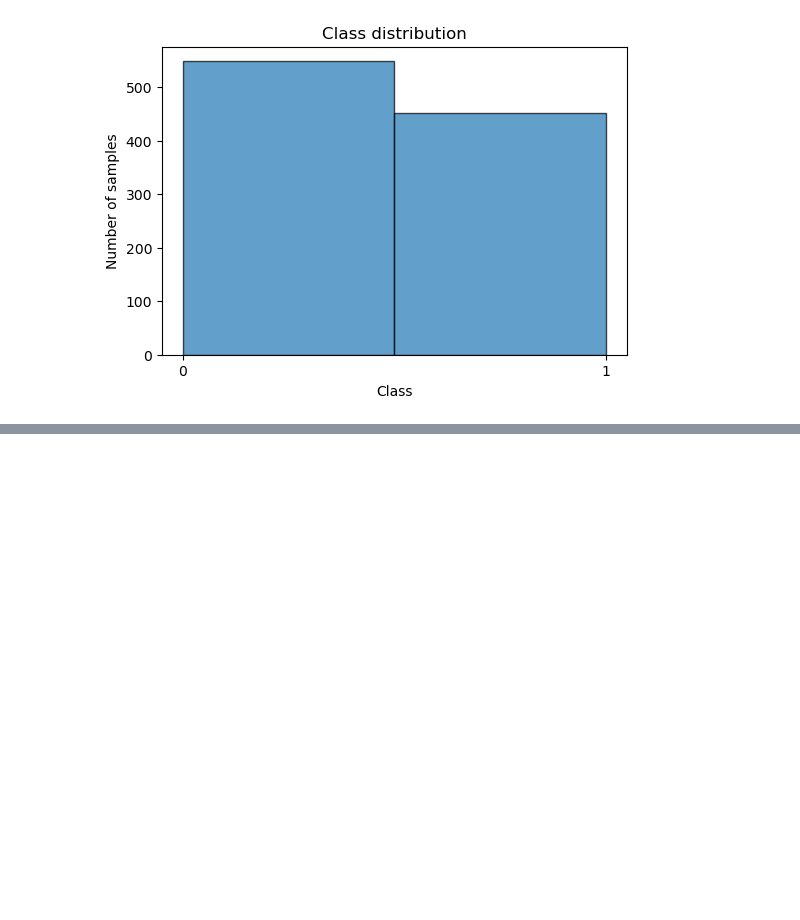
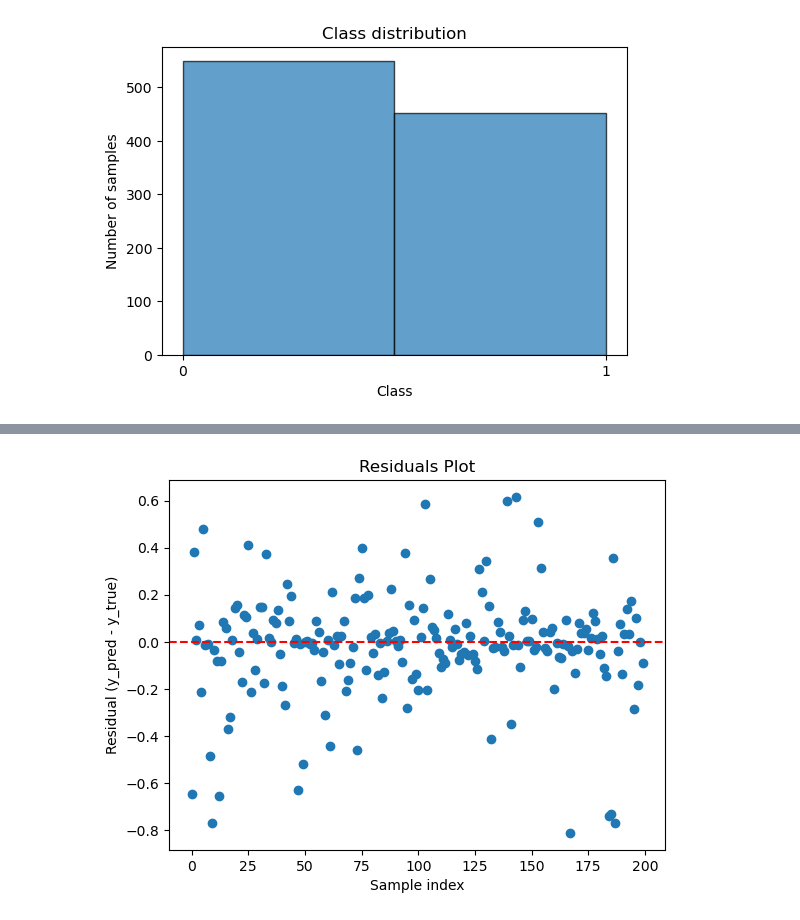
Before and after one commit to Proenca13/AI_Logistic-Linear_Regression, a Jupyter notebook: model_validation.ipynb, the cells around one changed output, grey strips where cells are left out. Drawn from its saved outputs; the diff is of its cells as text; code cells hidden in the pictures; blank space fills up the shorter version.

```diff
--- a/model_validation.ipynb
+++ b/model_validation.ipynb
@@ -598,0 +609,9 @@ Accuracy: 0.9350
+# %%
+plt.scatter(range(len(y_test)), y_pred - y_test)
+plt.axhline(0, color='red', linestyle='--')
+plt.xlabel("Sample index")
+plt.ylabel("Residual (y_pred - y_true)")
+plt.title("Residuals Plot")
+plt.show()
+# %% [output]
+[figure, added]
```
Also changed, not shown: parts of 12 cells of this notebook, 1 other file.
